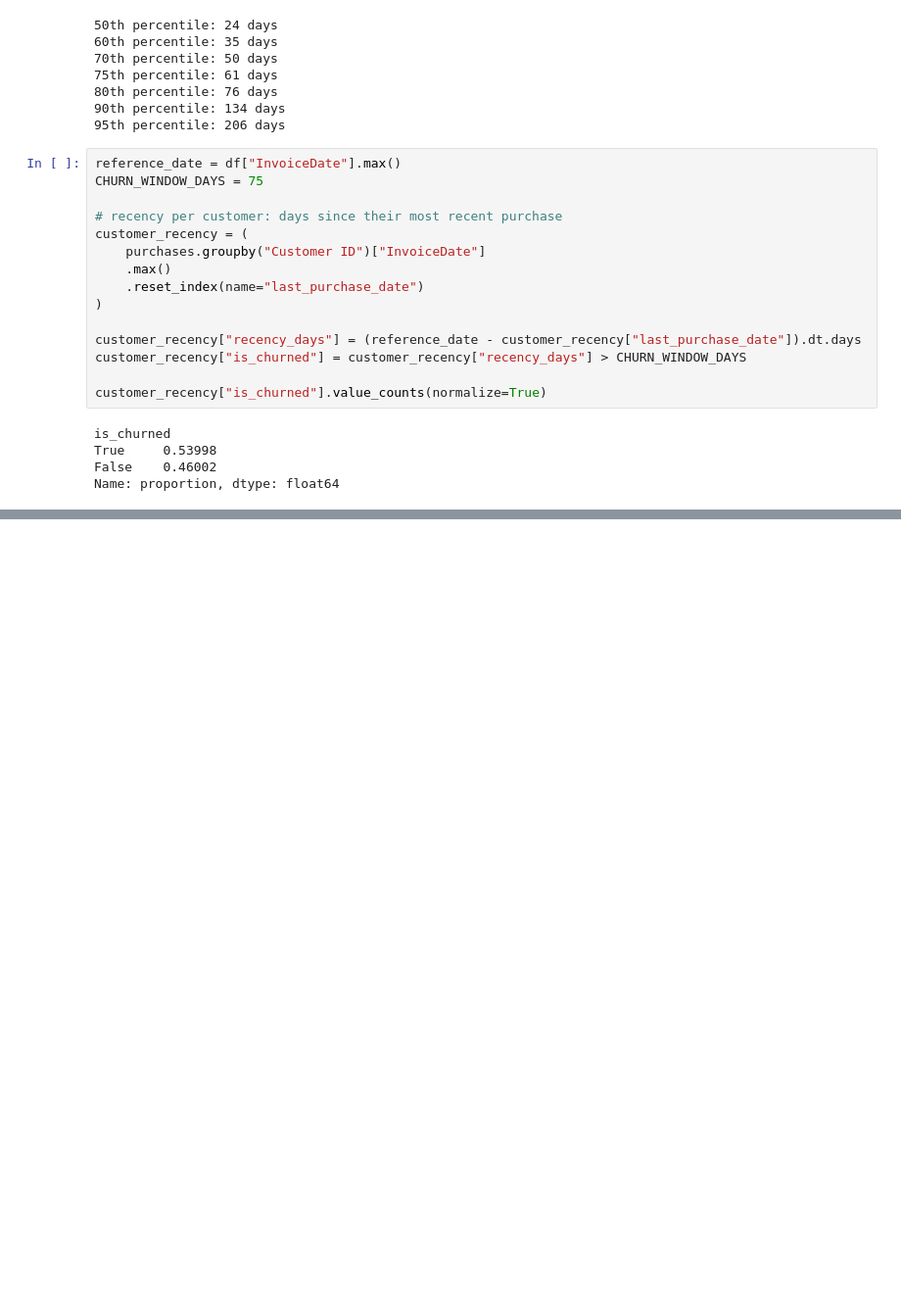
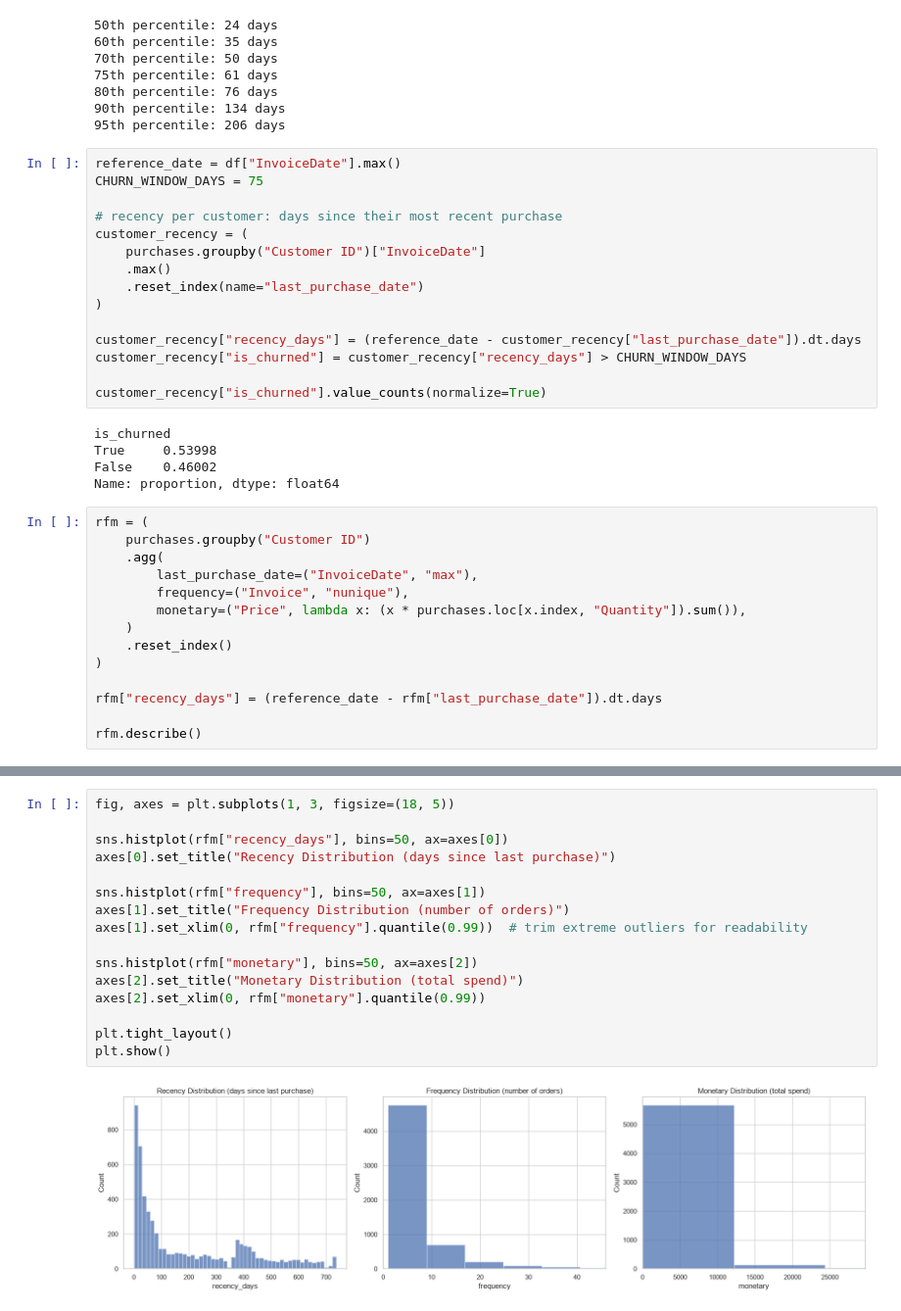
Before and after one commit to Dyna1410-blip/Churn-Prediction, a Jupyter notebook: notebooks/02_eda.ipynb, the cells around one changed output, grey strips where cells are left out. Shown at 98% size. Saved outputs shown, nothing was run; the diff lists cells and outputs as text; blank space fills up the shorter version.

```diff
--- a/notebooks/02_eda.ipynb
+++ b/notebooks/02_eda.ipynb
@@ -168,3 +168,17 @@ is_churned
 True     0.53998
 False    0.46002
 Name: proportion, dtype: float64
+# %%
+rfm = (
+    purchases.groupby("Customer ID")
+    .agg(
+        last_purchase_date=("InvoiceDate", "max"),
+        frequency=("Invoice", "nunique"),
+        monetary=("Price", lambda x: (x * purchases.loc[x.index, "Quantity"]).sum()),
+    )
+    .reset_index()
+)
+
+rfm["recency_days"] = (reference_date - rfm["last_purchase_date"]).dt.days
+
+rfm.describe()
@@ -170,0 +195,18 @@ Name: proportion, dtype: float64
+# %%
+fig, axes = plt.subplots(1, 3, figsize=(18, 5))
+
+sns.histplot(rfm["recency_days"], bins=50, ax=axes[0])
+axes[0].set_title("Recency Distribution (days since last purchase)")
+
+sns.histplot(rfm["frequency"], bins=50, ax=axes[1])
+axes[1].set_title("Frequency Distribution (number of orders)")
+axes[1].set_xlim(0, rfm["frequency"].quantile(0.99))  # trim extreme outliers for readability
+
+sns.histplot(rfm["monetary"], bins=50, ax=axes[2])
+axes[2].set_title("Monetary Distribution (total spend)")
+axes[2].set_xlim(0, rfm["monetary"].quantile(0.99))
+
+plt.tight_layout()
+plt.show()
+# %% [output]
+[figure, added]
```
Also changed, not shown: parts of 5 cells of this notebook.
